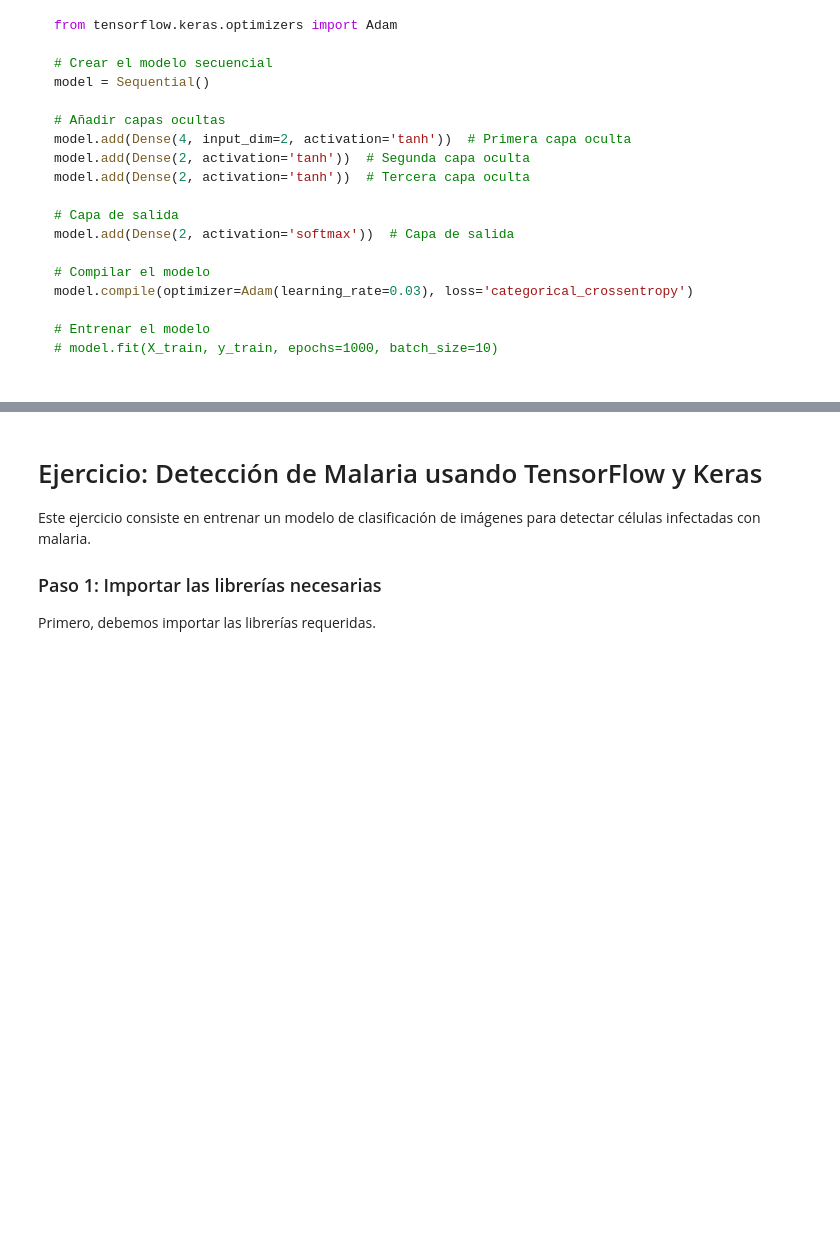
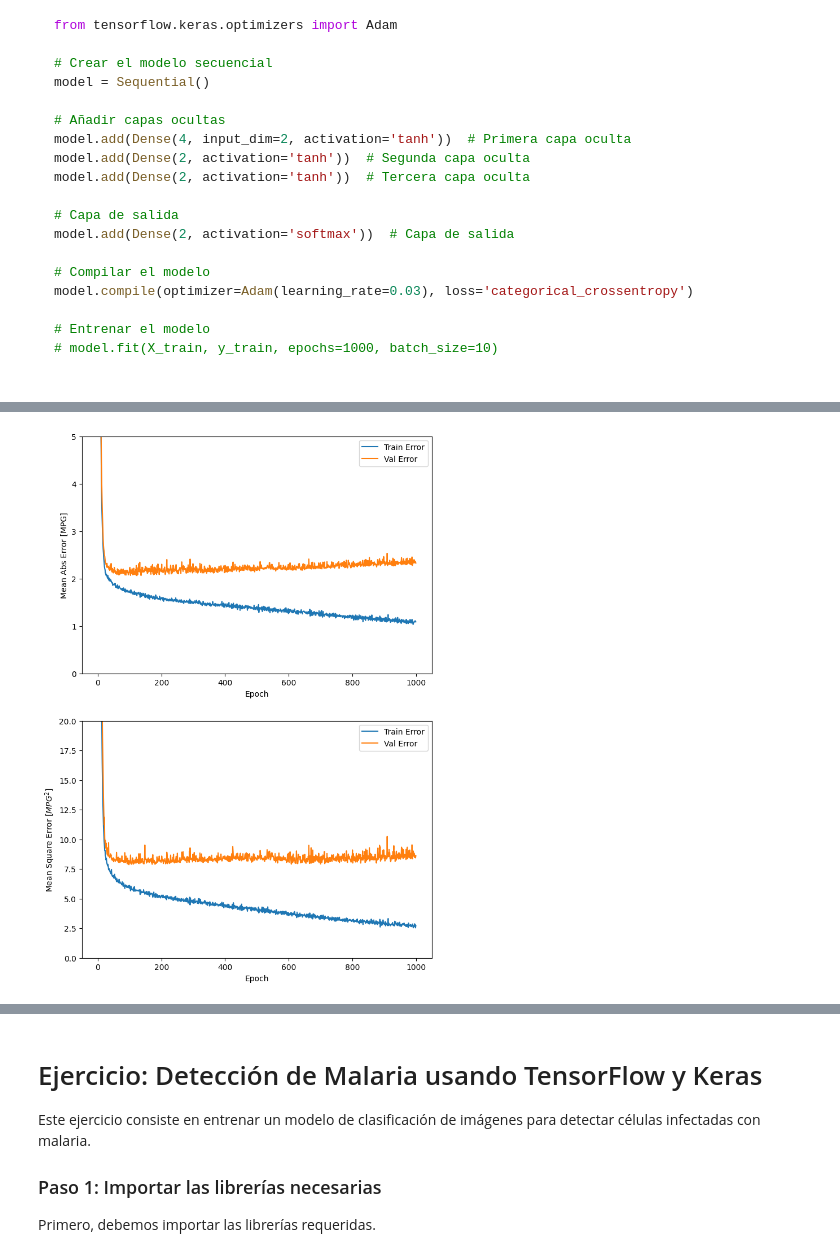
Before and after one commit to davidlealo/sic_ai_2024, a Jupyter notebook: 007_depp_learning/Clase27_SIC_AI_2024.ipynb, the cells around one changed output, grey strips where cells are left out. Saved outputs shown, nothing was run; the diff lists cells and outputs as text; code cells hidden in the pictures; blank space fills up the shorter version.

```diff
--- a/007_depp_learning/Clase27_SIC_AI_2024.ipynb
+++ b/007_depp_learning/Clase27_SIC_AI_2024.ipynb
@@ -73,0 +202,4 @@ model.compile(optimizer=Adam(learning_rate=0.03), loss='categorical_crossentropy
+# %%
+# Split target values, or "labels", in feature
+train_labels = train_dataset.pop('MPG')
+test_labels = test_dataset.pop('MPG')
@@ -73,0 +256,11 @@ model.compile(optimizer=Adam(learning_rate=0.03), loss='categorical_crossentropy
+# %%
+# Entrenar el modelo
+# Put a period (.) to indicate the training process  at the end of each training epoch
+class PrintDot(keras.callbacks.Callback):
+    def on_epoch_end(self, epoch, logs):
+        if epoch % 100 == 0: print('')
+        print('.', end='')
+
+EPOCHS = 1000
+
+history = model.fit(normed_train_data, train_labels,epochs=EPOCHS, validation_split = 0.2, verbose=0,callbacks=[PrintDot()])
@@ -73,0 +278,5 @@ model.compile(optimizer=Adam(learning_rate=0.03), loss='categorical_crossentropy
+# %%
+# Visualize the performance of training process using the statistics in the history object
+hist = pd.DataFrame(history.history)
+hist['epoch'] = history.epoch
+hist.tail()
@@ -73,0 +290,29 @@ model.compile(optimizer=Adam(learning_rate=0.03), loss='categorical_crossentropy
+# %%
+import matplotlib.pyplot as plt
+
+def plot_history(history):
+    hist = pd.DataFrame(history.history)
+    hist['epoch'] = history.epoch
+
+    plt.figure(figsize=(8,12))
+
+    plt.subplot(2,1,1)
+    plt.xlabel('Epoch')
+    plt.ylabel('Mean Abs Error [MPG]')
+    plt.plot(hist['epoch'], hist['mae'],label='Train Error')
+    plt.plot(hist['epoch'], hist['val_mae'],label = 'Val Error')
+    plt.ylim([0,5])
+    plt.legend()
+
+    plt.subplot(2,1,2)
+    plt.xlabel('Epoch')
+    plt.ylabel('Mean Square Error [$MPG^2$]')
+    plt.plot(hist['epoch'], hist['mse'],label='Train Error')
+    plt.plot(hist['epoch'], hist['val_mse'],label = 'Val Error')
+    plt.ylim([0,20])
+    plt.legend()
+    plt.show()
+
+plot_history(history)
+# %% [output]
+[figure, added]
```
Also changed, not shown: parts of 31 cells of this notebook.
